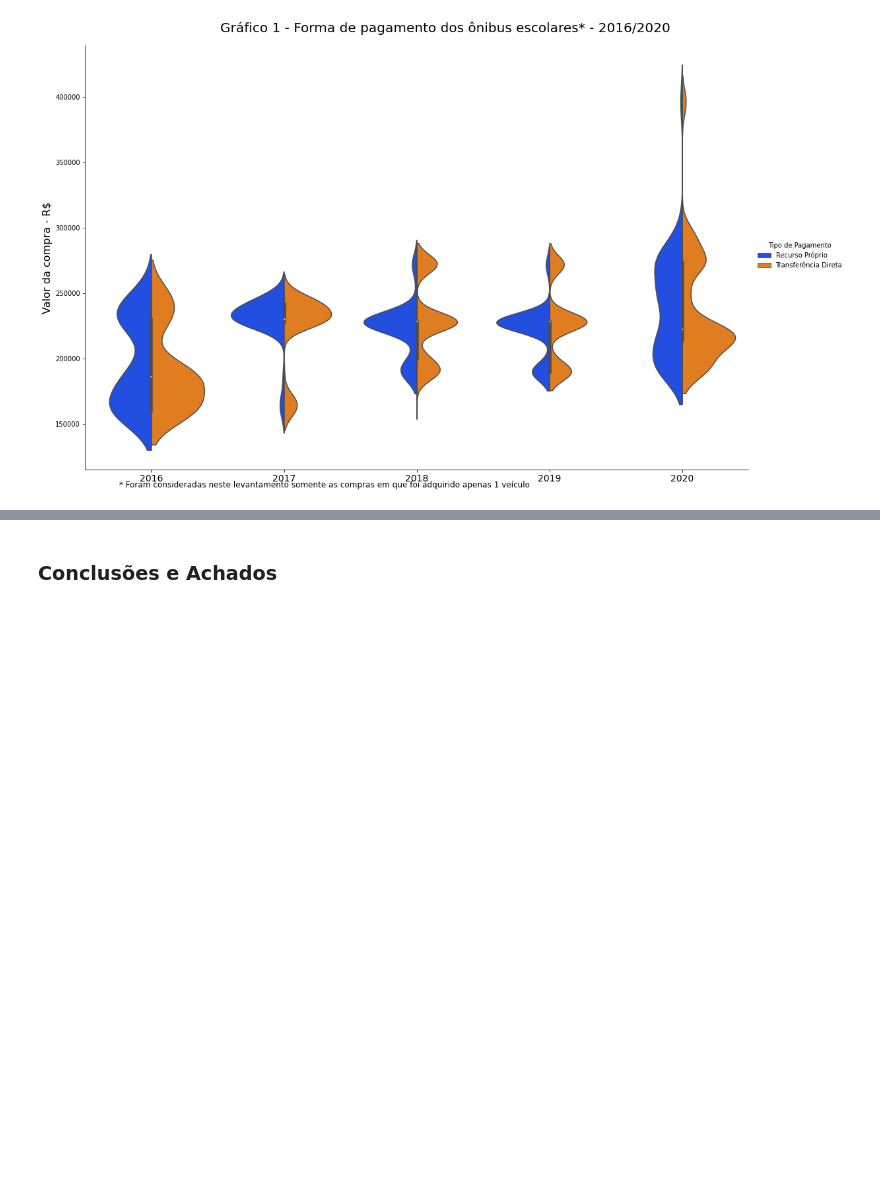
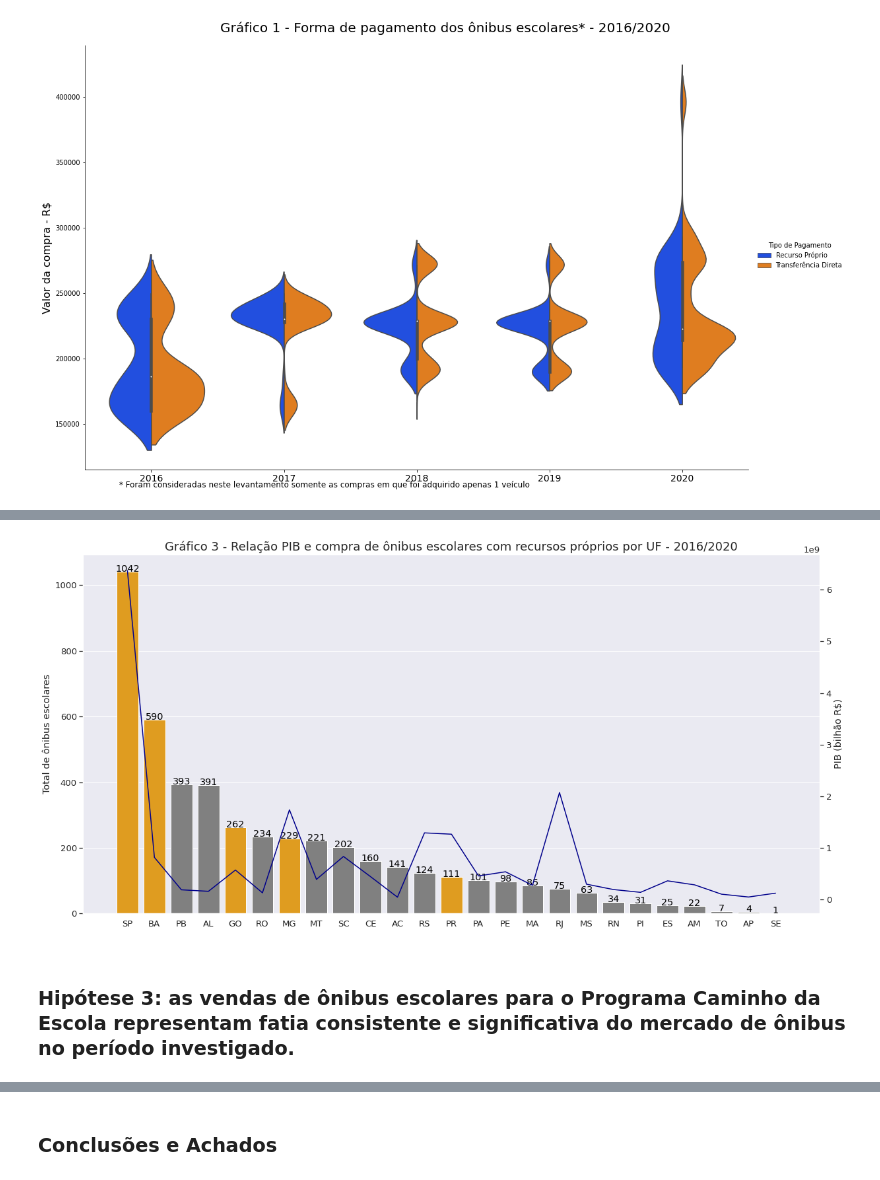
Before and after one commit to sssouto/caminho-da-escola, a Jupyter notebook: TrabalhoFinal_SanderSoaresSouto.ipynb, the cells around one changed output, grey strips where cells are left out. Cells and saved outputs as stored; diff of their text form; code cells hidden in the pictures; blank space fills up the shorter version.

```diff
--- a/TrabalhoFinal_SanderSoaresSouto.ipynb
+++ b/TrabalhoFinal_SanderSoaresSouto.ipynb
@@ -116,0 +153,8 @@ Text(0.35, 0.001, '* Foram consideradas neste levantamento somente as compras em
+# %%
+# Para a segunda parte da hipótese, é preciso filtrar o dataframe SIGARP apenas com a forma de pagamento "recursos próprios":
+df_sigarp_rec_prop = df_sigarp[df_sigarp['Tipo de Pagamento'] == 'Recurso Próprio']
+
+# Em seguida, é preciso agrupar pela coluna "UF" a coluna "Qtde." do dataframe filtrado apenas com as aquisições com a forma de pagamento "recursos próprios":
+df_sigarp_rec_prop_uf_qtde = df_sigarp_rec_prop['Qtde.'].groupby([df_sigarp_rec_prop['UF']]).sum().reset_index(level='UF')
+df_sigarp_rec_prop_uf_qtde = df_sigarp_rec_prop_uf_qtde.sort_values('Qtde.', ascending=False).reset_index()
+df_sigarp_rec_prop_uf_qtde
@@ -136,3 +198,20 @@ df_pib.head()
 | 2 | 2012 | 1 | Norte | 11 | RO | ... |
 | 3 | 2012 | 1 | Norte | 11 | RO | ... |
 | 4 | 2012 | 1 | Norte | 11 | RO | ... |
+# %%
+# Para ficar mais fácil de trabalhar, será feito um filtro do dataframe PIB para considerar apenas as colunas de interesse: UF, ano e PIB:
+pd.options.display.float_format = '{:.2f}'.format
+data = [df_pib["Sigla da Unidade da Federação"], df_pib["Ano"], df_pib["Produto Interno Bruto, \na preços correntes\n(R$ 1.000)"]]
+headers = ["UF", "Ano", "PIB"]
+df_pib_short = pd.concat(data, axis=1, keys=headers)
+
+# Considerando que o período pesquisado no dataframe SIGARP é de 2016 a 2020, será feito um filtro na coluna "PIB" desse dataframe, para considerar somente os valores a partir de 2016:
+df_pib_short = df_pib_short[df_pib_short['Ano'] >= 2016]
+
+# Em seguida, devem ser somados/agrupados os valores de PIB por UF no período analisado:
+df_pib_uf = df_pib_short['PIB'].groupby(df_pib_short['UF']).sum().reset_index(level='UF')
+
+# Por fim, é necessário unir pela UF os dataframes SIGARP e PIB.
+# Como o foco no dataframe SIGARP é somente a quantidade de veículos adquiridos, será utilizado o filtro que já havia sido feito acima (df_sigarp_rec_prop_uf_qtde):
+df_sigarp_rec_prop_uf_qtde_pib = df_sigarp_rec_prop_uf_qtde.merge(df_pib_uf, on='UF')
+df_sigarp_rec_prop_uf_qtde_pib
@@ -138,0 +236,21 @@ df_pib.head()
+# %%
+# Plotando um gráfico de barras e um gráfico de linha simultaneamente.
+# O gráfico de barras representando a quantidade de veículos adquiridos com recursos próprios por UF no período analisado, e o gráfico de linha correspondendo ao PIB por UF.
+# Neste caso, manteve-se o mesmo destaque nas barras do Gráfico 2, correspondente às UF que mais adquiriram ônibus escolares no período, independentemente da forma de pagamento.
+
+fig, ax1 = plt.subplots(figsize=(20,10))
+clrs = ['orange' if x in ['SP', 'MG', 'BA', 'GO', 'PR'] else 'grey' for x in df_sigarp_rec_prop_uf_qtde_pib['UF']]
+g = sns.barplot(data = df_sigarp_rec_prop_uf_qtde_pib, x='UF', y='Qtde.', ax=ax1, palette=clrs)
+ax2 = ax1.twinx()
+ax2.grid(False)
+ax1.set(xlabel=' ', ylabel='Total de ônibus escolares')
+ax2.set(ylabel='PIB (bilhão R$)')
+plt.title('Gráfico 3 - Relação PIB e compra de ônibus escolares com recursos próprios por UF - 2016/2020', fontsize=18)
+sns.lineplot(data = df_sigarp_rec_prop_uf_qtde_pib['PIB'], ax=ax2, color='darkblue')
+
+for index, row in df_sigarp_rec_prop_uf_qtde_pib.iterrows():
+    g.text(row.name,row['Qtde.'], round(row['Qtde.'],2), color='black', ha="center")
+# %% [output]
+[figure, added]
+# %% [markdown]
+### Hipótese 3: as vendas de ônibus escolares para o Programa Caminho da Escola representam fatia consistente e significativa do mercado de ônibus no período investigado.
```
Also changed, not shown: parts of 13 cells of this notebook.
